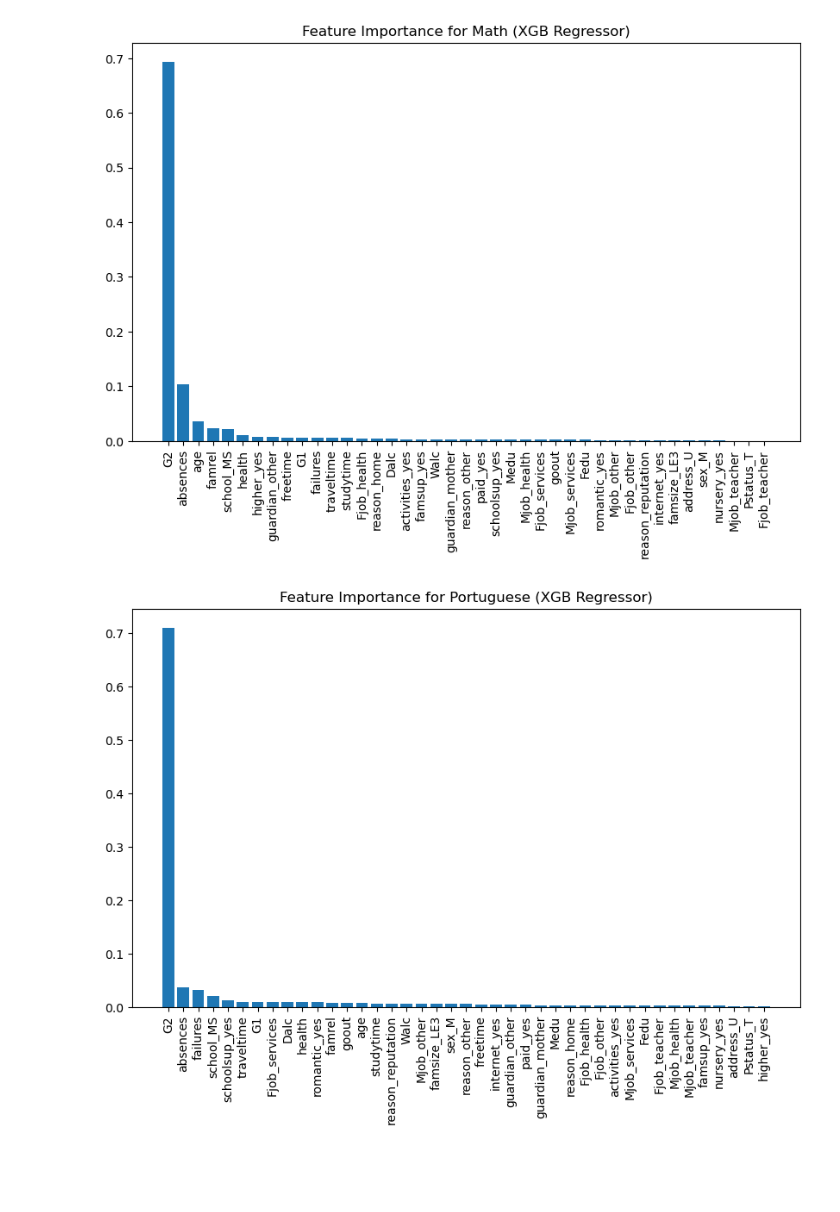
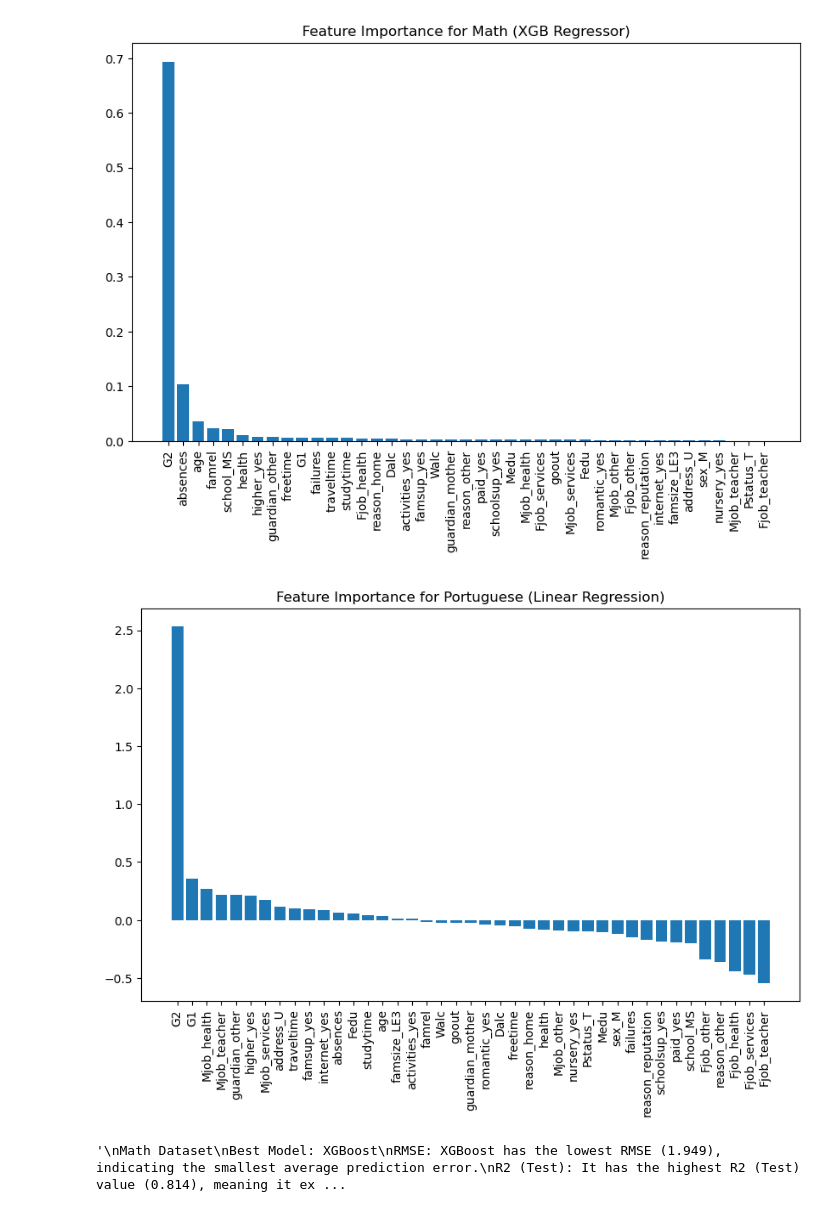
Before and after one commit to IvoDemerdjiev/student-performance-prediction, a Jupyter notebook: notebooks/data_preprocessing_and_modeling.ipynb, the cells around one changed output. Cells and saved outputs as stored; diff of their text form; code cells hidden in the pictures; blank space fills up the shorter version.

Commit message:
adding the presentation, documentation and new models

```diff
--- a/notebooks/data_preprocessing_and_modeling.ipynb
+++ b/notebooks/data_preprocessing_and_modeling.ipynb
@@ -106,7 +106,7 @@ for name, model in models.items():
         rmse, r2_train, adj_r2_train, r2_test, adj_r2_test, cv_mean = evaluate_model(model, X_por_train, y_por_train, X_por_test, y_por_test)
         results_por[name] = {'RMSE': rmse, 'R2_train': r2_train, 'Adj_R2_train': adj_r2_train, 'R2_test': r2_test, 'Adj_R2_test': adj_r2_test, 'CV_mean': cv_mean}
 
-# Feature importance for XGboost
+# Feature importance for XGboost and LinearRegression
 def plot_feature_importance(model, X_train, y_train, preprocessor, all_features, title):
     # Apply preprocessor to the training data
     X_train_transformed = preprocessor.fit_transform(X_train)
@@ -119,8 +119,14 @@ def plot_feature_importance(model, X_train, y_train, preprocessor, all_features,
     # Fit model
     model.fit(X_train_transformed, y_train)
 
-    # Get feature importances
-    importance = model.feature_importances_
+    # Get feature importances or coefficients
+    if hasattr(model, 'feature_importances_'):
+        importance = model.feature_importances_
+    elif hasattr(model, 'coef_'):
+        importance = model.coef_
+    else:
+        raise ValueError("Model does not have feature importances or coefficients.")
+
     indices = np.argsort(importance)[::-1]
 
     plt.figure(figsize=(10, 6))
@@ -128,6 +134,7 @@ def plot_feature_importance(model, X_train, y_train, preprocessor, all_features,
     plt.bar(range(len(importance)), importance[indices])
     plt.xticks(range(len(importance)), np.array(clean_feature_names)[indices], rotation=90)
     plt.show()
+
 
 
 def create_results_table(results):
@@ -156,7 +163,7 @@ print(results_table_por)
 
 # Plot feature importance for Math and Portuguese using XGBRegressor
 plot_feature_importance(XGBRegressor(), mat_df.drop('G3', axis=1), mat_df['G3'], preprocessor_mat, mat_df.drop('G3', axis=1).columns, "Feature Importance for Math (XGB Regressor)")
-plot_feature_importance(XGBRegressor(), por_df.drop('G3', axis=1), por_df['G3'], preprocessor_mat, por_df.drop('G3', axis=1).columns, "Feature Importance for Portuguese (XGB Regressor)")
+plot_feature_importance(LinearRegression(), por_df.drop('G3', axis=1), por_df['G3'], preprocessor_mat, por_df.drop('G3', axis=1).columns, "Feature Importance for Portuguese (Linear Regression)")
 # %% [output]
 Math Results Table:
                Model      RMSE  R2 (Training)  Adjusted R2 (Training)  \
@@ -177,3 +184,21 @@ Math Results Table:
 3   0.843629            0.770774           0.849908
 [figure]
-[figure, old version]
+[figure, new version]
+# %%
+"""
+Math Dataset
+Best Model: XGBoost
+RMSE: XGBoost has the lowest RMSE (1.949), indicating the smallest average prediction error.
+R2 (Test): It has the highest R2 (Test) value (0.814), meaning it explains the most variance in the test data compared to other models.
+Adjusted R2 (Test): It has the highest Adjusted R2 (Test) (0.609), reflecting its performance adjusted for the number of predictors.
+5-Fold CV Mean R2: The highest mean R2 (0.865) in cross-validation, demonstrating consistent performance.
+
+Portuguese Dataset
+Best Model: Linear Regression
+RMSE: Linear Regression has the lowest RMSE (1.214), indicating the smallest average prediction error.
+R2 (Test): It has the highest R2 (Test) value (0.849), meaning it explains the most variance in the test data compared to other models.
+Adjusted R2 (Test): It has the highest Adjusted R2 (Test) (0.778), reflecting its performance adjusted for the number of predictors.
+5-Fold CV Mean R2: The second-highest mean R2 (0.836) in cross-validation, demonstrating consistent performance, with XGBoost having slightly higher cross-validation mean R2 but performing slightly worse on test data RMSE.
+"""
+# %% [output]
+'\nMath Dataset\nBest Model: XGBoost\nRMSE: XGBoost has the lowest RMSE (1.949), indicating the smallest average prediction error.\nR2 (Test): It has the highest R2 (Test) value (0.814), meaning it ex ...
```
Also changed, not shown: parts of 2 cells of this notebook, 3 other files.
